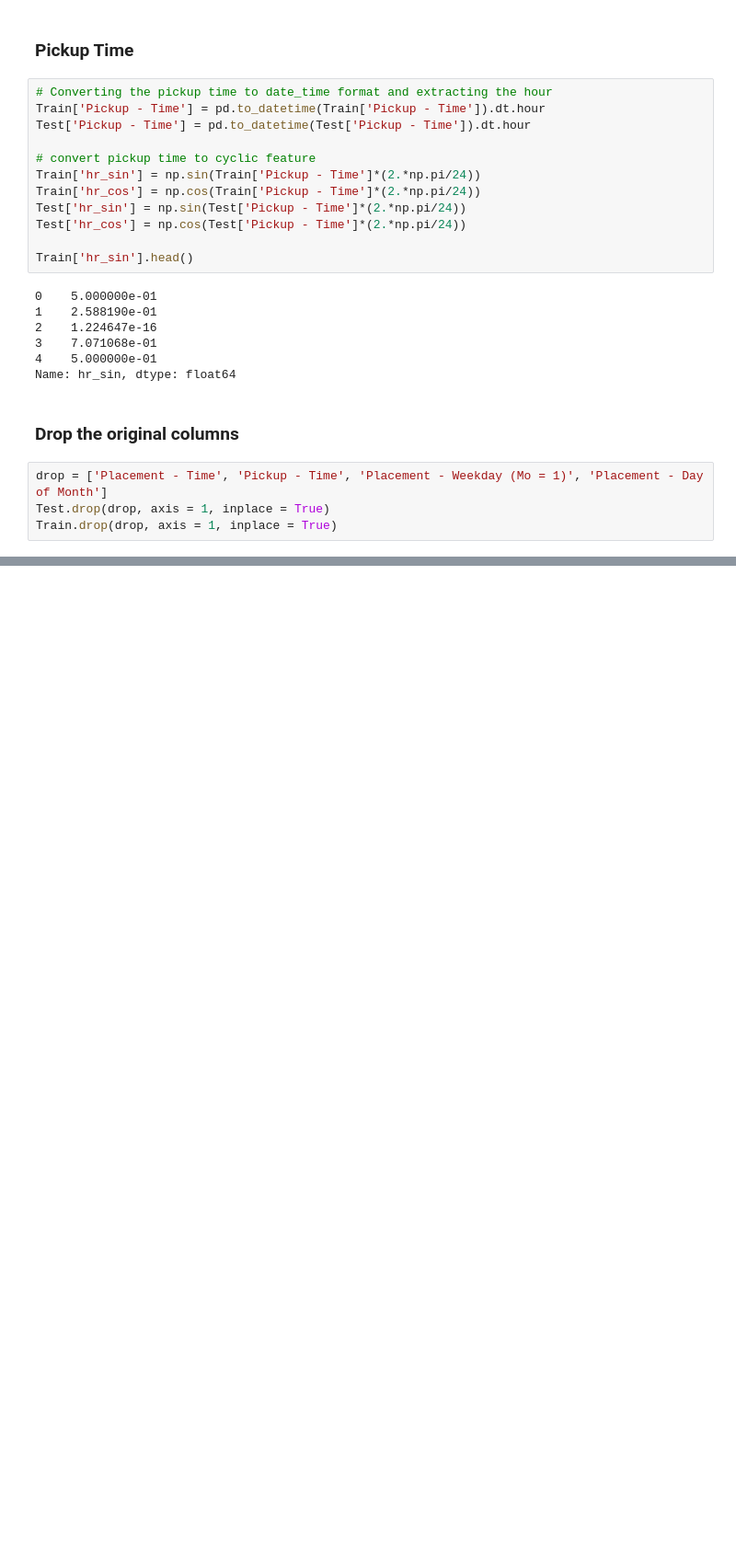
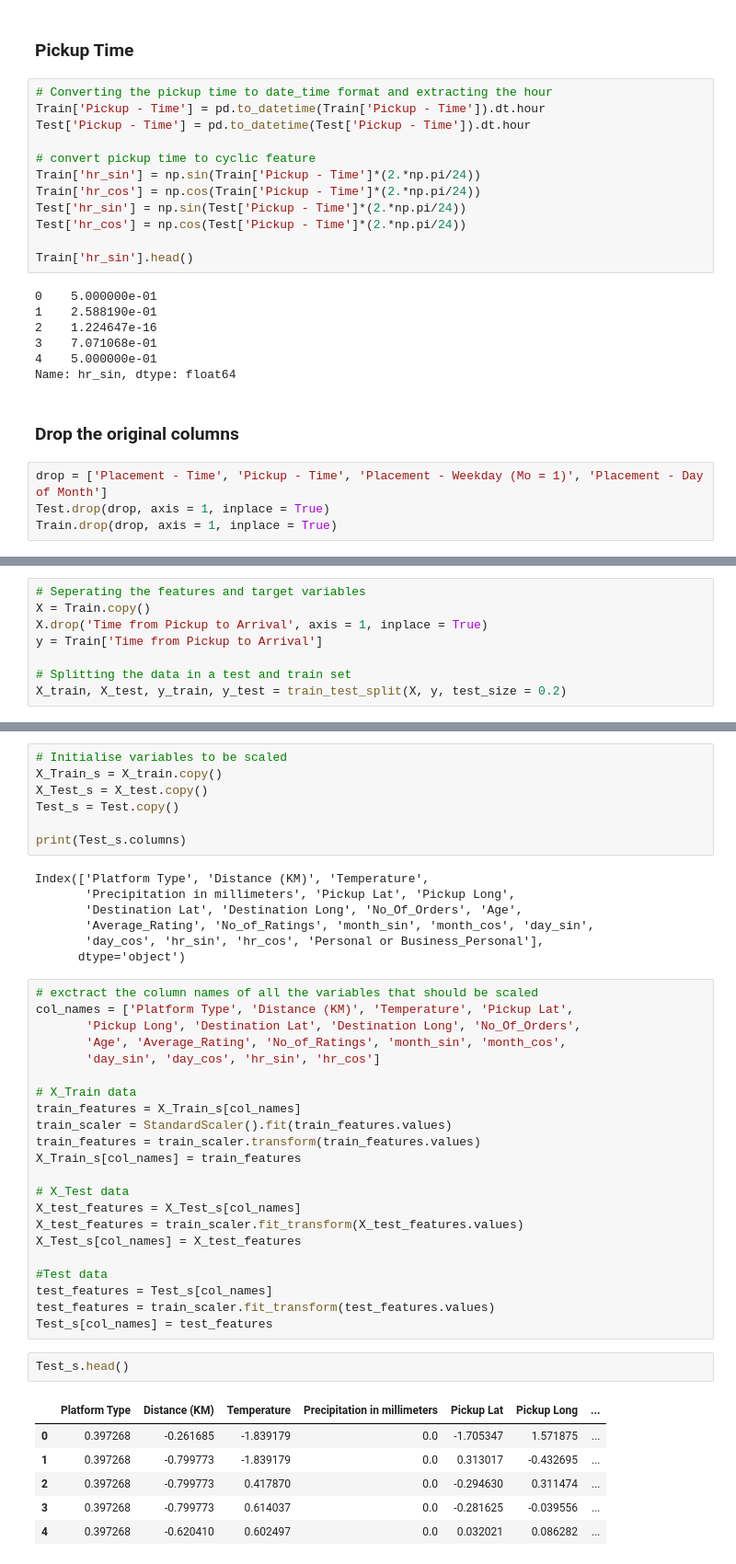
Before and after one commit to NicoleMeinie/Regression, a Jupyter notebook: Frankenstein.ipynb, the cells around one changed output, grey strips where cells are left out. Shown at 92% size. Saved outputs shown, nothing was run; the diff lists cells and outputs as text; blank space fills up the shorter version.

```diff
--- a/Frankenstein.ipynb
+++ b/Frankenstein.ipynb
@@ -481,0 +566,8 @@ Train.drop(drop, axis = 1, inplace = True)
+# %%
+# Seperating the features and target variables
+X = Train.copy()
+X.drop('Time from Pickup to Arrival', axis = 1, inplace = True)
+y = Train['Time from Pickup to Arrival']
+
+# Splitting the data in a test and train set
+X_train, X_test, y_train, y_test = train_test_split(X, y, test_size = 0.2)
@@ -481,0 +579,45 @@ Train.drop(drop, axis = 1, inplace = True)
+# %%
+# Initialise variables to be scaled
+X_Train_s = X_train.copy()
+X_Test_s = X_test.copy()
+Test_s = Test.copy()
+
+print(Test_s.columns)
+# %% [output]
+Index(['Platform Type', 'Distance (KM)', 'Temperature',
+       'Precipitation in millimeters', 'Pickup Lat', 'Pickup Long',
+       'Destination Lat', 'Destination Long', 'No_Of_Orders', 'Age',
+       'Average_Rating', 'No_of_Ratings', 'month_sin', 'month_cos', 'day_sin',
+       'day_cos', 'hr_sin', 'hr_cos', 'Personal or Business_Personal'],
+      dtype='object')
+# %%
+# exctract the column names of all the variables that should be scaled
+col_names = ['Platform Type', 'Distance (KM)', 'Temperature', 'Pickup Lat',
+       'Pickup Long', 'Destination Lat', 'Destination Long', 'No_Of_Orders',
+       'Age', 'Average_Rating', 'No_of_Ratings', 'month_sin', 'month_cos',
+       'day_sin', 'day_cos', 'hr_sin', 'hr_cos']
+
+# X_Train data
+train_features = X_Train_s[col_names]
+train_scaler = StandardScaler().fit(train_features.values)
+train_features = train_scaler.transform(train_features.values)
+X_Train_s[col_names] = train_features
+
+# X_Test data
+X_test_features = X_Test_s[col_names]
+X_test_features = train_scaler.fit_transform(X_test_features.values)
+X_Test_s[col_names] = X_test_features
+
+#Test data
+test_features = Test_s[col_names]
+test_features = train_scaler.fit_transform(test_features.values)
+Test_s[col_names] = test_features
+# %%
+Test_s.head()
+# %% [output]
+|  | Platform Type | Distance (KM) | Temperature | Precipitation in millimeters | Pickup Lat | Pickup Long | ... |
+| 0 | 0.397268 | -0.261685 | -1.839179 | 0.0 | -1.705347 | 1.571875 | ... |
+| 1 | 0.397268 | -0.799773 | -1.839179 | 0.0 | 0.313017 | -0.432695 | ... |
+| 2 | 0.397268 | -0.799773 | 0.417870 | 0.0 | -0.294630 | 0.311474 | ... |
+| 3 | 0.397268 | -0.799773 | 0.614037 | 0.0 | -0.281625 | -0.039556 | ... |
+| 4 | 0.397268 | -0.620410 | 0.602497 | 0.0 | 0.032021 | 0.086282 | ... |
```
Also changed, not shown: parts of 24 cells of this notebook.
